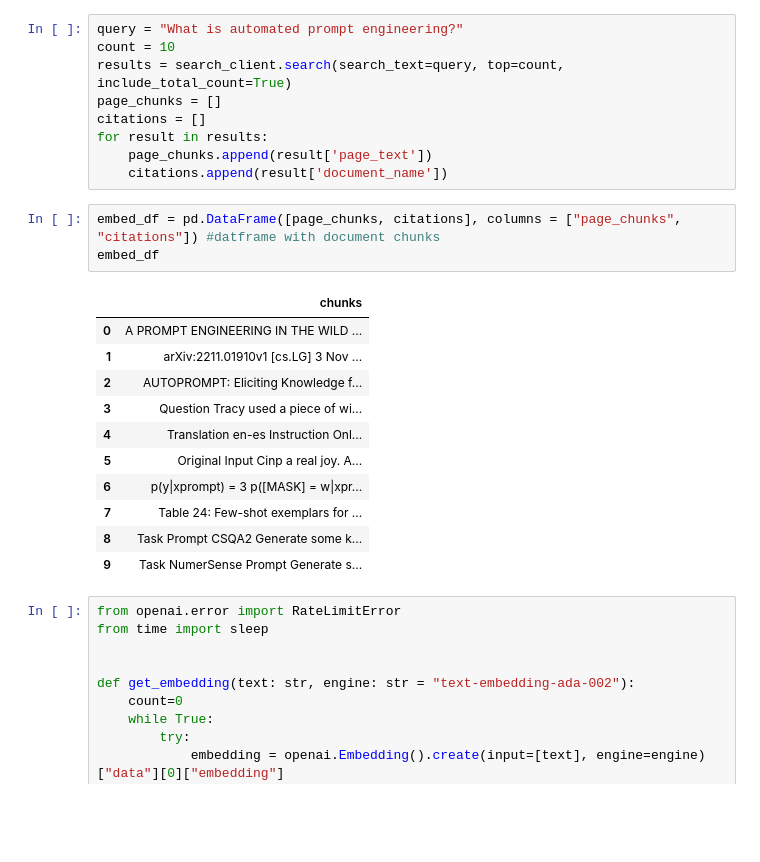
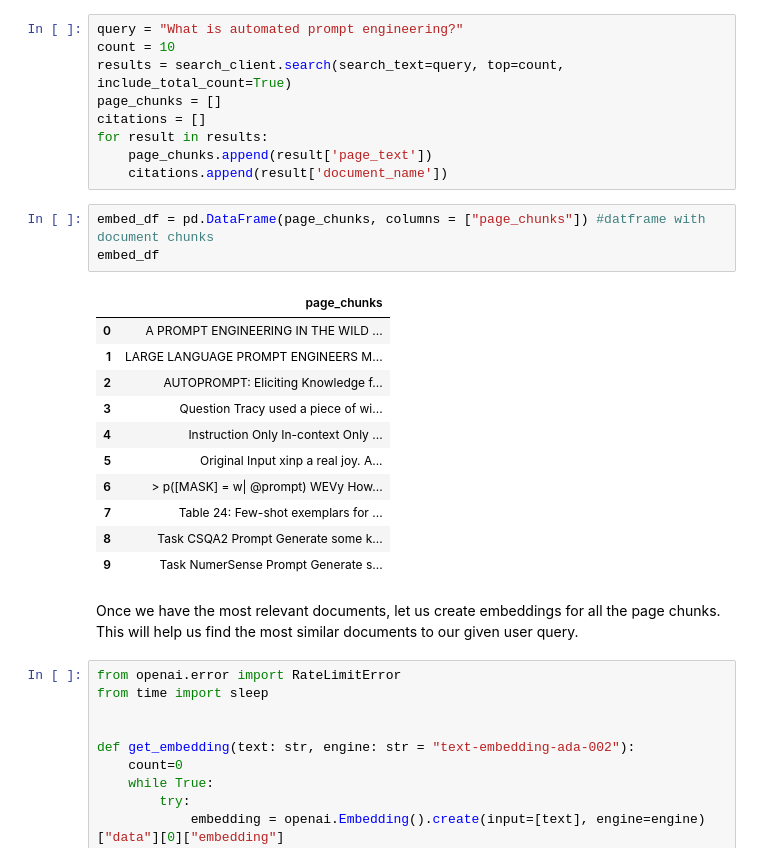
Before and after one commit to shivachittamuru/Retrieval-Augmented-Generation-On-Azure, a Jupyter notebook: RAG_unstructured_with_cognitive_search.ipynb, the cells around one changed output. Saved outputs shown, nothing was run; the diff lists cells and outputs as text; blank space fills up the shorter version.

Commit message:
comments in unstructured data file

```diff
--- a/RAG_unstructured_with_cognitive_search.ipynb
+++ b/RAG_unstructured_with_cognitive_search.ipynb
@@ -180,20 +233,22 @@ for result in results:
     page_chunks.append(result['page_text'])
     citations.append(result['document_name'])
 # %%
-embed_df = pd.DataFrame([page_chunks, citations], columns = ["page_chunks", "citations"]) #datframe with document chunks
+embed_df = pd.DataFrame(page_chunks, columns = ["page_chunks"]) #datframe with document chunks
 embed_df
 # %% [output]
-|  | chunks |
+|  | page_chunks |
 | 0 | A PROMPT ENGINEERING IN THE WILD ... |
-| 1 | arXiv:2211.01910v1 [cs.LG] 3 Nov ... |
+| 1 | LARGE LANGUAGE PROMPT ENGINEERS M... |
 | 2 | AUTOPROMPT: Eliciting Knowledge f... |
 | 3 | Question Tracy used a piece of wi... |
-| 4 | Translation en-es Instruction Onl... |
-| 5 | Original Input Cinp a real joy. A... |
-| 6 | p(y|xprompt) = 3 p([MASK] = w|xpr... |
+| 4 | Instruction Only In-context Only ... |
+| 5 | Original Input xinp a real joy. A... |
+| 6 | > p([MASK] = w| @prompt) WEVy How... |
 | 7 | Table 24: Few-shot exemplars for ... |
-| 8 | Task Prompt CSQA2 Generate some k... |
+| 8 | Task CSQA2 Prompt Generate some k... |
 | 9 | Task NumerSense Prompt Generate s... |
+# %% [markdown]
+Once we have the most relevant documents, let us create embeddings for all the page chunks. This will help us find the most similar documents to our given user query.
 # %%
 from openai.error import RateLimitError
 from time import sleep
```
Also changed, not shown: parts of 14 cells of this notebook, 1 other file.
